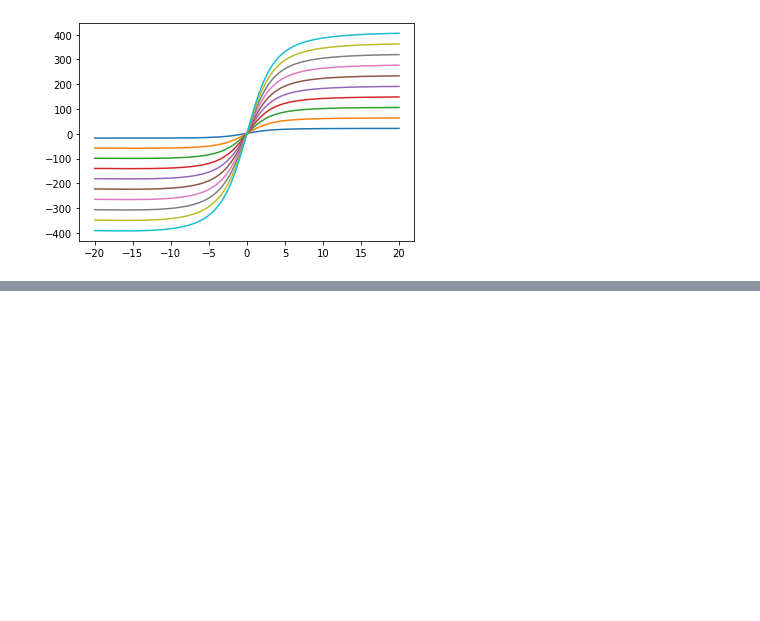
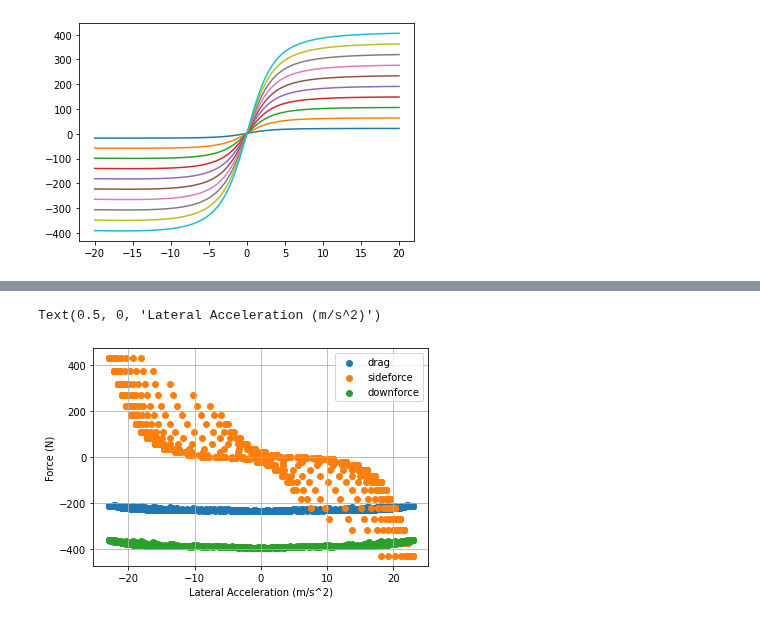
Before and after one commit to LonghornRacingElectric/magic_moment_method, a Jupyter notebook: analysis/MMM_plotter.ipynb, the cells around one changed output, grey strips where cells are left out. Saved outputs shown, nothing was run; the diff lists cells and outputs as text; code cells hidden in the pictures; blank space fills up the shorter version.

```diff
--- a/analysis/MMM_plotter.ipynb
+++ b/analysis/MMM_plotter.ipynb
@@ -278,0 +292,12 @@ for normal_force in np.linspace(10, 200, 10):
+# %%
+#temp_df = df[abs(df["vehicle_turn_radius"]) < 1000]
+plt.scatter(df["vehicle_accelerations_NTB_1"],df["aero_forces_0"], label = "drag")
+plt.scatter(df["vehicle_accelerations_NTB_1"],df["aero_forces_1"], label = "sideforce")
+plt.scatter(df["vehicle_accelerations_NTB_1"],df["aero_forces_2"], label = "downforce")
+plt.legend()
+plt.grid()
+plt.ylabel("Force (N)")
+plt.xlabel("Lateral Acceleration (m/s^2)")
+# %% [output]
+Text(0.5, 0, 'Lateral Acceleration (m/s^2)')
+[figure, added]
```
Also changed, not shown: parts of 11 cells of this notebook, 12 other files.
